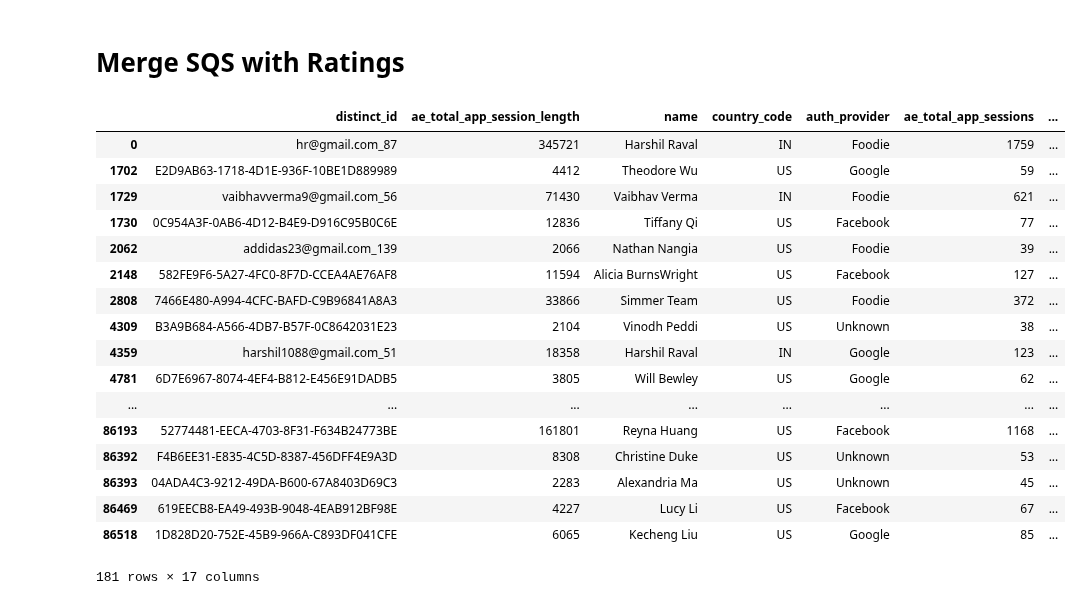
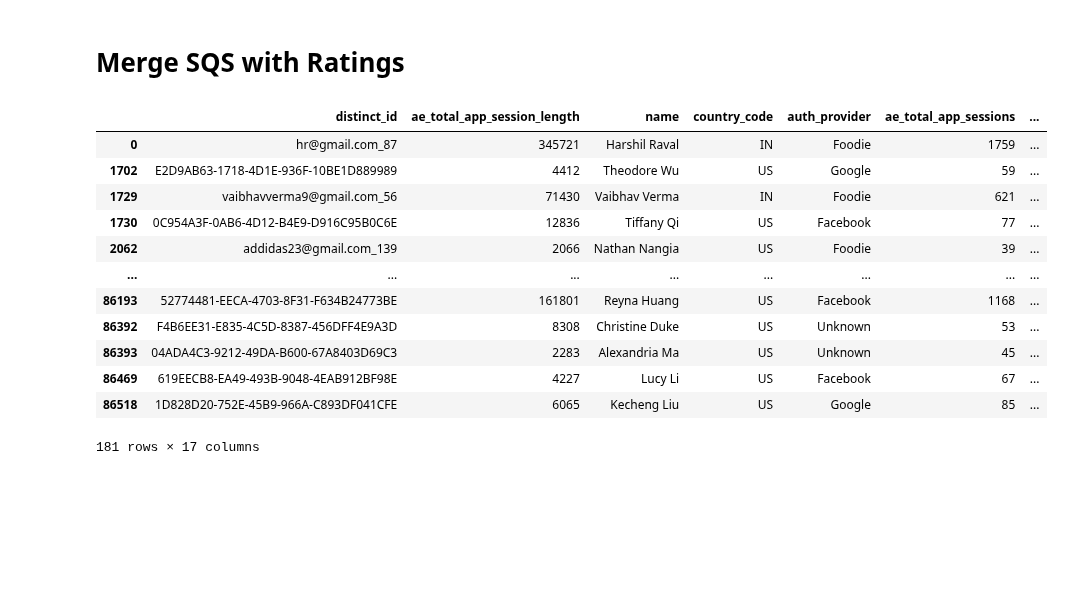
Before and after one commit to prkrishnan1/Simmer_DSS_SP20_Project_1, a Jupyter notebook: Churn_Metrics.ipynb, the cells around one changed output. Saved outputs shown, nothing was run; the diff lists cells and outputs as text; code cells hidden in the pictures; blank space fills up the shorter version.

```diff
--- a/Churn_Metrics.ipynb
+++ b/Churn_Metrics.ipynb
@@ -211,19 +206,15 @@ def merge_SQS_rating(SQS, ratings):
 # %%
 # merged SQS with ratings
 
-merge_SQS_rating(SQS_df, ratings_df)
+result = merge_SQS_rating(SQS_df, ratings_df)
+result
 # %% [output]
 |  | distinct_id | ae_total_app_session_length | name | country_code | auth_provider | ae_total_app_sessions | ... |
 | 0 | hr@gmail.com_87 | 345721 | Harshil Raval | IN | Foodie | 1759 | ... |
 | 1702 | E2D9AB63-1718-4D1E-936F-10BE1D889989 | 4412 | Theodore Wu | US | Google | 59 | ... |
 | 1729 | vaibhavverma9@gmail.com_56 | 71430 | Vaibhav Verma | IN | Foodie | 621 | ... |
 | 1730 | 0C954A3F-0AB6-4D12-B4E9-D916C95B0C6E | 12836 | Tiffany Qi | US | Facebook | 77 | ... |
 | 2062 | addidas23@gmail.com_139 | 2066 | Nathan Nangia | US | Foodie | 39 | ... |
-| 2148 | 582FE9F6-5A27-4FC0-8F7D-CCEA4AE76AF8 | 11594 | Alicia BurnsWright | US | Facebook | 127 | ... |
-| 2808 | 7466E480-A994-4CFC-BAFD-C9B96841A8A3 | 33866 | Simmer Team | US | Foodie | 372 | ... |
-| 4309 | B3A9B684-A566-4DB7-B57F-0C8642031E23 | 2104 | Vinodh Peddi | US | Unknown | 38 | ... |
-| 4359 | harshil1088@gmail.com_51 | 18358 | Harshil Raval | IN | Google | 123 | ... |
-| 4781 | 6D7E6967-8074-4EF4-B812-E456E91DADB5 | 3805 | Will Bewley | US | Google | 62 | ... |
 | ... | ... | ... | ... | ... | ... | ... | ... |
 | 86193 | 52774481-EECA-4703-8F31-F634B24773BE | 161801 | Reyna Huang | US | Facebook | 1168 | ... |
 | 86392 | F4B6EE31-E835-4C5D-8387-456DFF4E9A3D | 8308 | Christine Duke | US | Unknown | 53 | ... |
```
Also changed, not shown: parts of 12 cells of this notebook.
